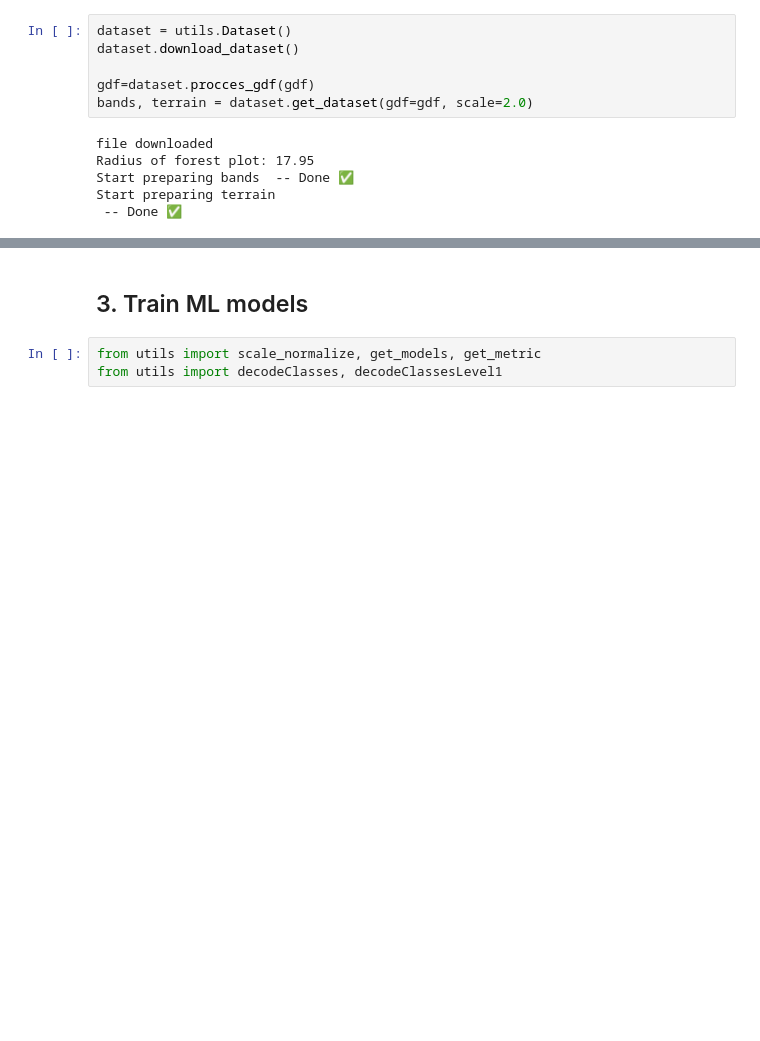
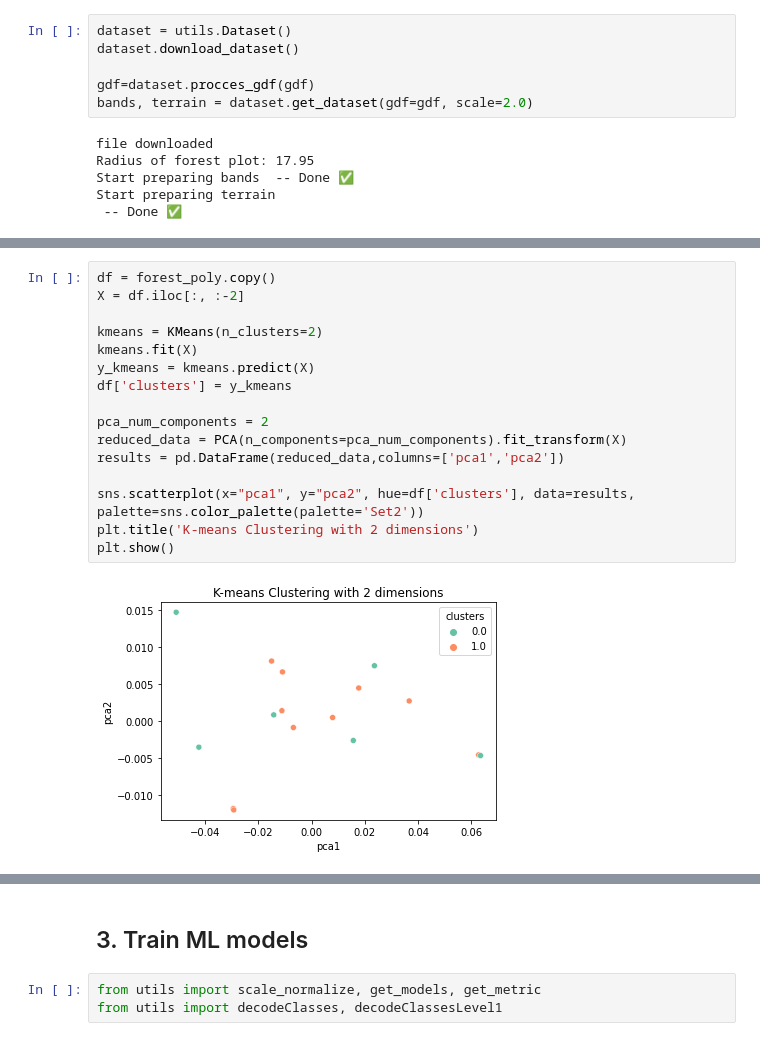
Before and after one commit to mishagrol/ForestMapping, a Jupyter notebook: notebooks/ForrestMapping.ipynb, the cells around one changed output, grey strips where cells are left out. Cells and saved outputs as stored; diff of their text form; blank space fills up the shorter version.

```diff
--- a/notebooks/ForrestMapping.ipynb
+++ b/notebooks/ForrestMapping.ipynb
@@ -153,0 +178,18 @@ bands
+# %%
+df = forest_poly.copy()
+X = df.iloc[:, :-2]
+
+kmeans = KMeans(n_clusters=2)
+kmeans.fit(X)
+y_kmeans = kmeans.predict(X)
+df['clusters'] = y_kmeans
+
+pca_num_components = 2
+reduced_data = PCA(n_components=pca_num_components).fit_transform(X)
+results = pd.DataFrame(reduced_data,columns=['pca1','pca2'])
+
+sns.scatterplot(x="pca1", y="pca2", hue=df['clusters'], data=results, palette=sns.color_palette(palette='Set2'))
+plt.title('K-means Clustering with 2 dimensions')
+plt.show()
+# %% [output]
+[figure, added]
```
Also changed, not shown: parts of 24 cells of this notebook.
